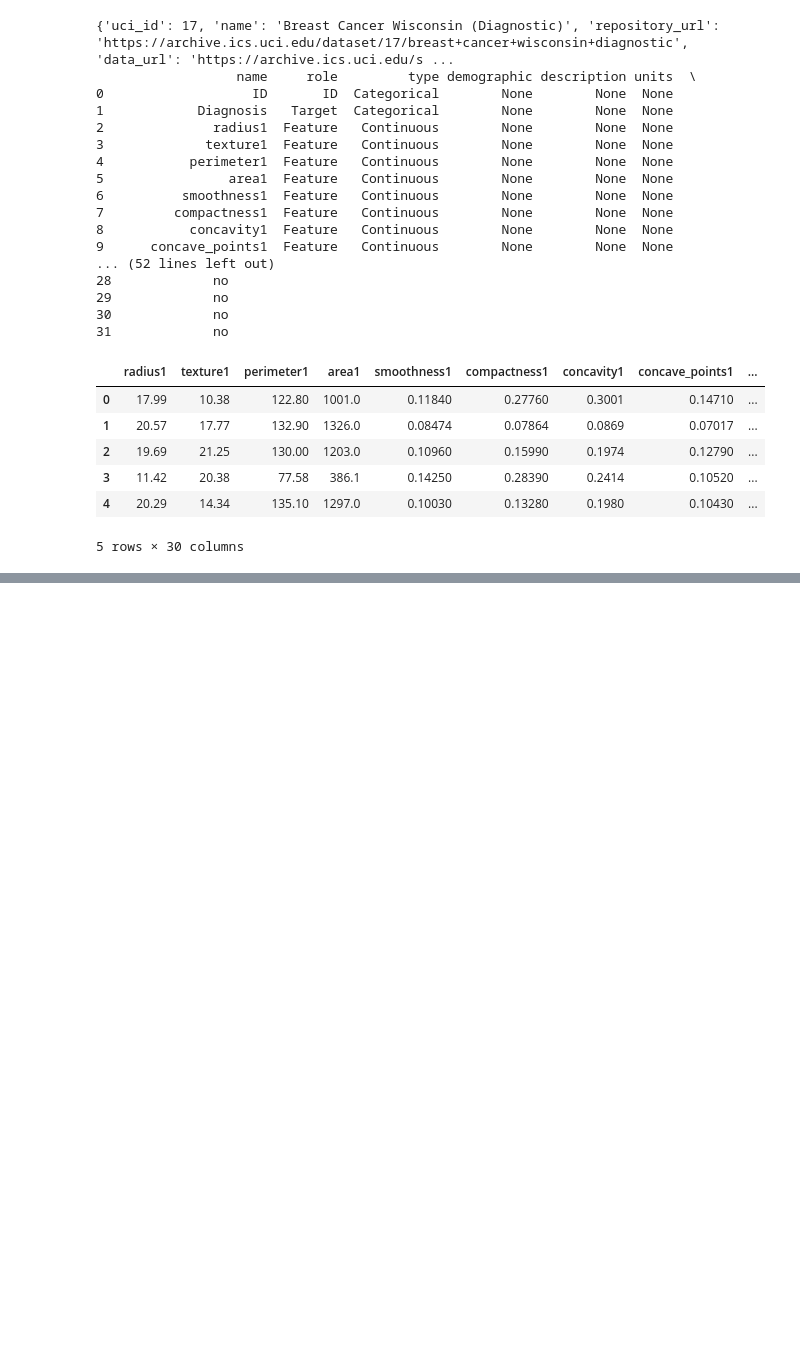
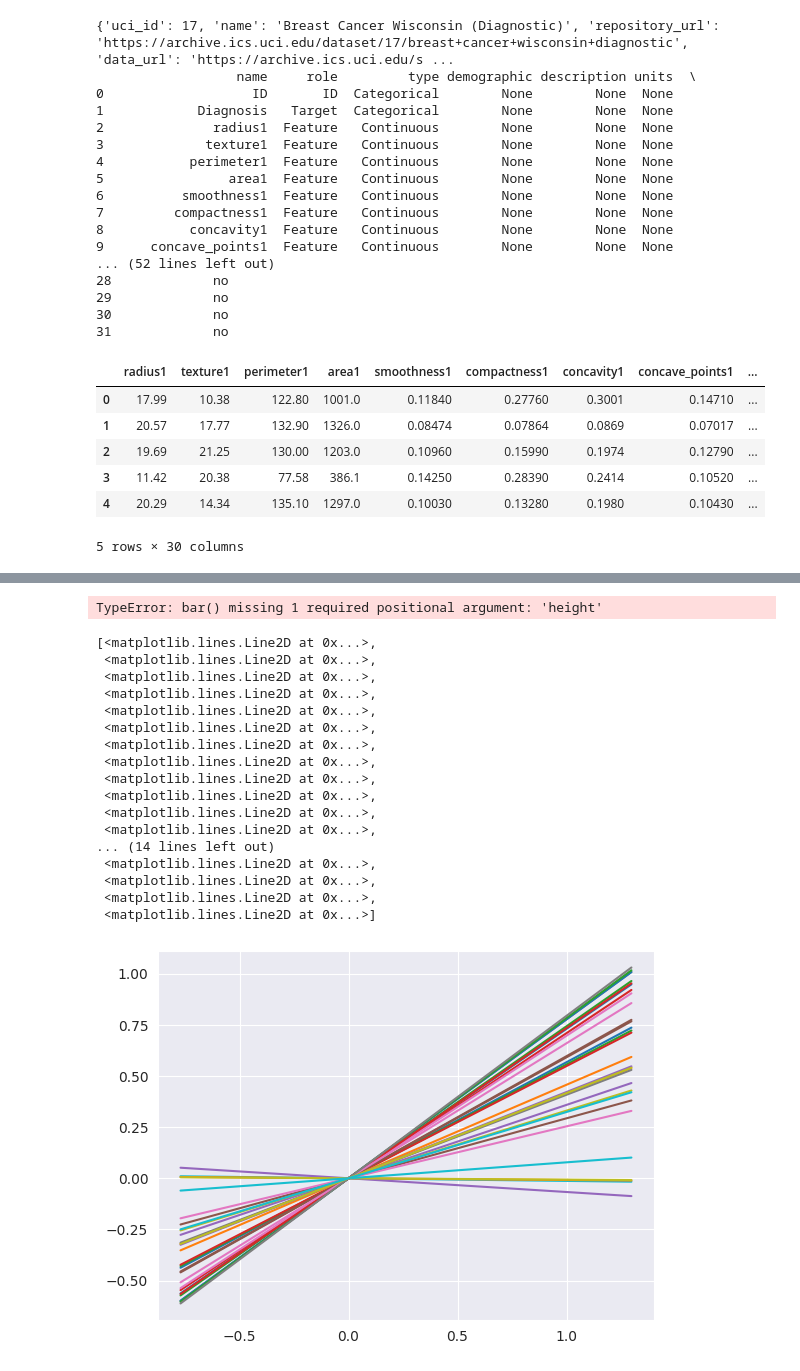
Before and after one commit to Silent-Walker423/WGU_Capstone, a Jupyter notebook: Data/data_explore.ipynb, the cells around one changed output, grey strips where cells are left out. Saved outputs shown, nothing was run; the diff lists cells and outputs as text; code cells hidden in the pictures; blank space fills up the shorter version.

```diff
--- a/Data/data_explore.ipynb
+++ b/Data/data_explore.ipynb
@@ -67,0 +111,43 @@ cancer_df.head()
+# %%
+plt.bar(cancer_df.groupby('Diagnosis').mean());
+plt.legend();
+plt.show();
+# %% [output]
+TypeError: bar() missing 1 required positional argument: 'height'
+# %%
+# Data cleaning
+
+cancer_df['Diagnosis'] = cancer_df.Diagnosis.map({'B':0, 'M':1})
+# %%
+#standard scaler
+
+# Apply feature scaling to the data.
+from sklearn import preprocessing as p
+
+#PLW from lesson 1.19
+scaler = p.StandardScaler()
+scaler.fit(cancer_df)
+cancer_ss = scaler.transform(cancer_df) # Fit and transform the data
+
+cancer_ss = pd.DataFrame(cancer_ss, columns=cancer_df.columns, index=cancer_df.index) #create a dataframe
+# %%
+plt.plot(cancer_ss.groupby('Diagnosis').mean())
+# %% [output]
+[<matplotlib.lines.Line2D at 0x...>,
+ <matplotlib.lines.Line2D at 0x...>,
+ <matplotlib.lines.Line2D at 0x...>,
+ <matplotlib.lines.Line2D at 0x...>,
+ <matplotlib.lines.Line2D at 0x...>,
+ <matplotlib.lines.Line2D at 0x...>,
+ <matplotlib.lines.Line2D at 0x...>,
+ <matplotlib.lines.Line2D at 0x...>,
+ <matplotlib.lines.Line2D at 0x...>,
+ <matplotlib.lines.Line2D at 0x...>,
+ <matplotlib.lines.Line2D at 0x...>,
+ <matplotlib.lines.Line2D at 0x...>,
+... (14 lines left out)
+ <matplotlib.lines.Line2D at 0x...>,
+ <matplotlib.lines.Line2D at 0x...>,
+ <matplotlib.lines.Line2D at 0x...>,
+ <matplotlib.lines.Line2D at 0x...>]
+[figure, added]
```
Also changed, not shown: parts of 9 cells of this notebook, 2 other files.
